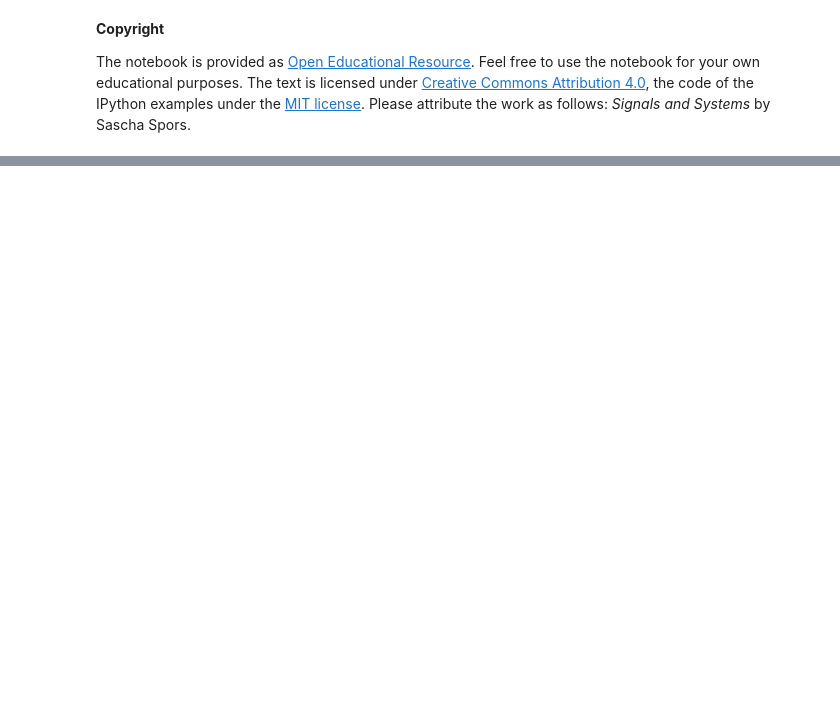
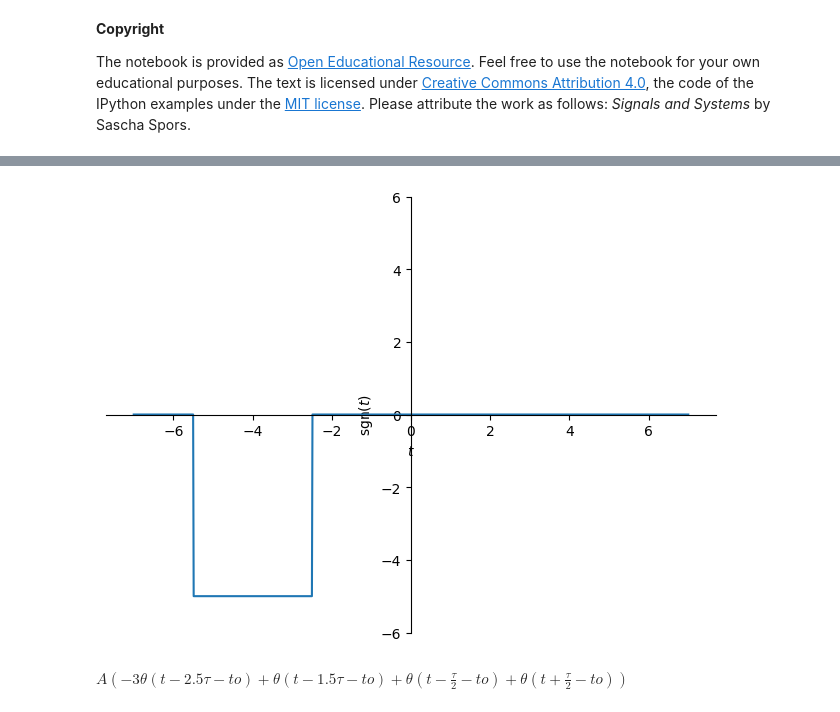
Before and after one commit to juramirezmon/Senales_y_sistemas, a Jupyter notebook: Copia_de_2_S_estandar.ipynb, the cells around one changed output, grey strips where cells are left out. Cells and saved outputs as stored; diff of their text form; code cells hidden in the pictures; blank space fills up the shorter version.

```diff
--- a/Copia_de_2_S_estandar.ipynb
+++ b/Copia_de_2_S_estandar.ipynb
@@ -339,0 +382,16 @@ The notebook is provided as [Open Educational Resource](https://de.wikipedia.org
+# %%
+y = rect_.subs({A: -5, to: -4, tau: 3})
+sym.plot(y, (t, -7, 7), ylim=[-6, 6], ylabel=r'sgn$(t)$');
+# %% [output]
+[figure, added]
+# %%
+t, tau, to, A = sym.symbols('t tau to A', real=True)
+
+u1 = sym.Heaviside(t-(to-tau/2))
+u2 = sym.Heaviside(t-(to+tau/2))
+u3 = sym.Heaviside(t-(to+tau*1.5))
+u4 = sym.Heaviside(t-(to+tau*2.5))
+rect_ = A*(u1+u2+u3-(u4*3))
+rect_
+# %% [output]
+$\displaystyle A \left(- 3 \theta\left(t - 2.5 \tau - to\right) + \theta\left(t - 1.5 \tau - to\right) + \theta\left(t - \frac{\tau}{2} - to\right) + \theta\left(t + \frac{\tau}{2} - to\right)\right)$
```
Also changed, not shown: parts of 8 cells of this notebook.
